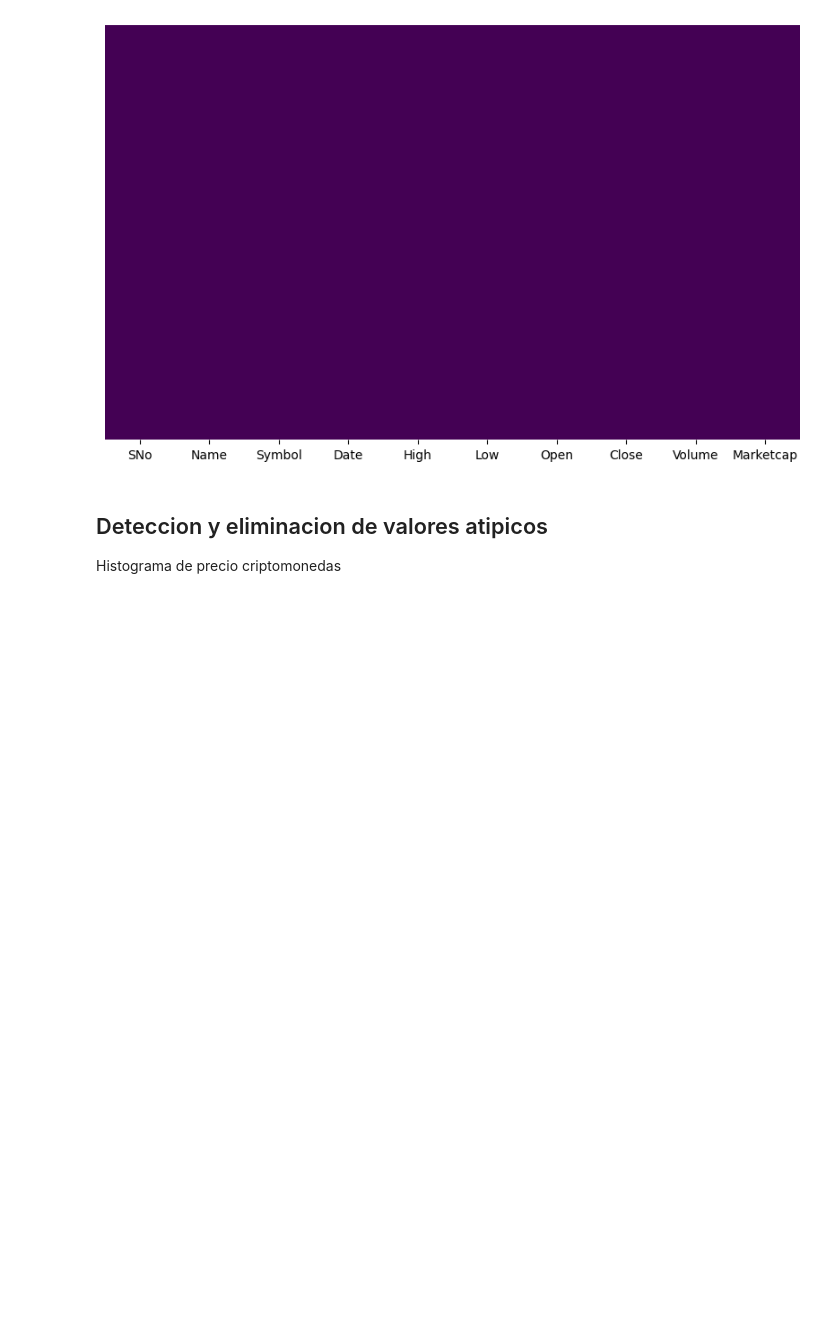
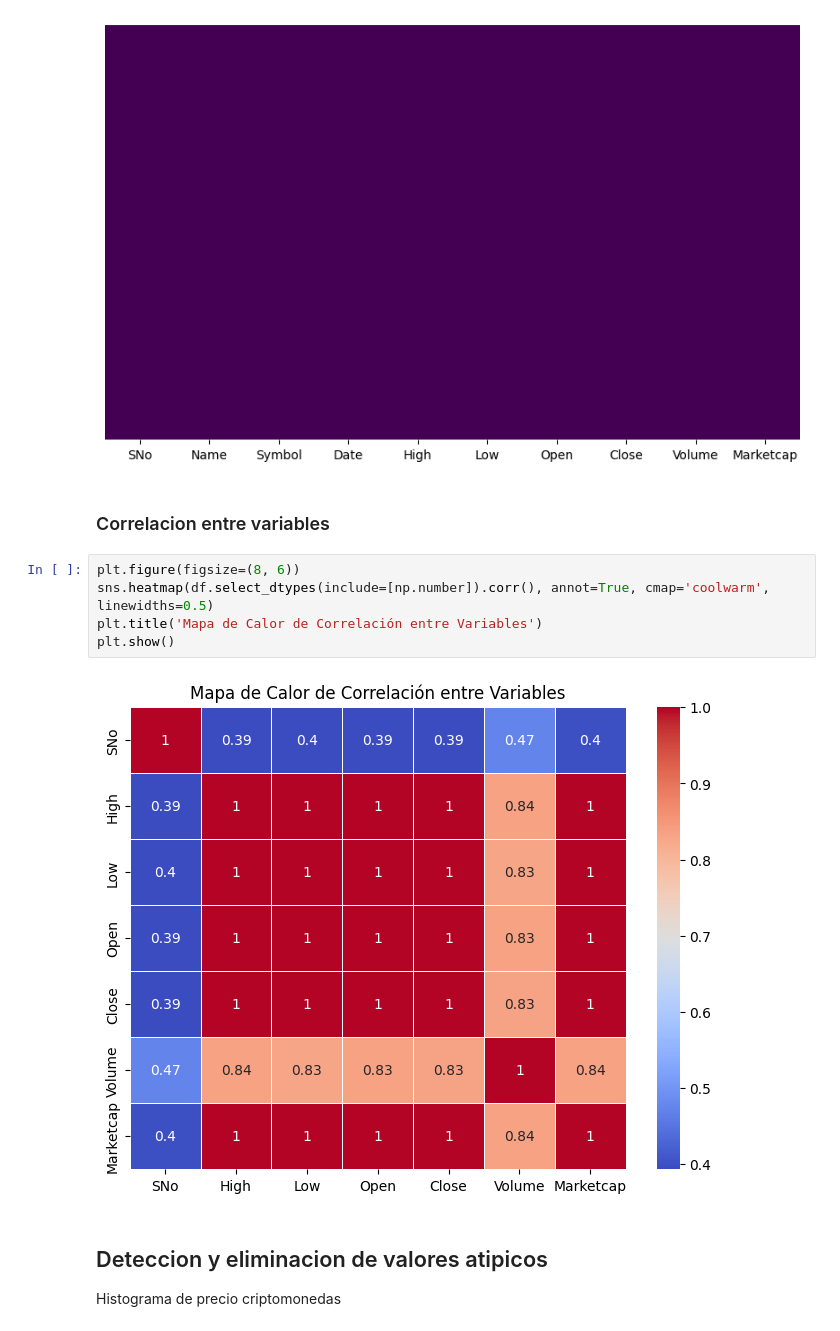
Before and after one commit to SpecTr03/Crypto-price-prediction, a Jupyter notebook: cryptoAnalysis.ipynb, the cells around one changed output. Cells and saved outputs as stored; diff of their text form; blank space fills up the shorter version.

```diff
--- a/cryptoAnalysis.ipynb
+++ b/cryptoAnalysis.ipynb
@@ -90,6 +90,15 @@ sns.heatmap(df.isnull(), cmap='viridis', cbar=False, yticklabels=False)
 plt.show()
 # %% [output]
 [figure]
+# %% [markdown]
+### Correlacion entre variables
+# %%
+plt.figure(figsize=(8, 6))
+sns.heatmap(df.select_dtypes(include=[np.number]).corr(), annot=True, cmap='coolwarm', linewidths=0.5)
+plt.title('Mapa de Calor de Correlación entre Variables')
+plt.show()
+# %% [output]
+[figure, added]
 # %% [markdown]
 ## Deteccion y eliminacion de valores atipicos
 Histograma de precio criptomonedas
```
Also changed, not shown: parts of 2 cells of this notebook.
